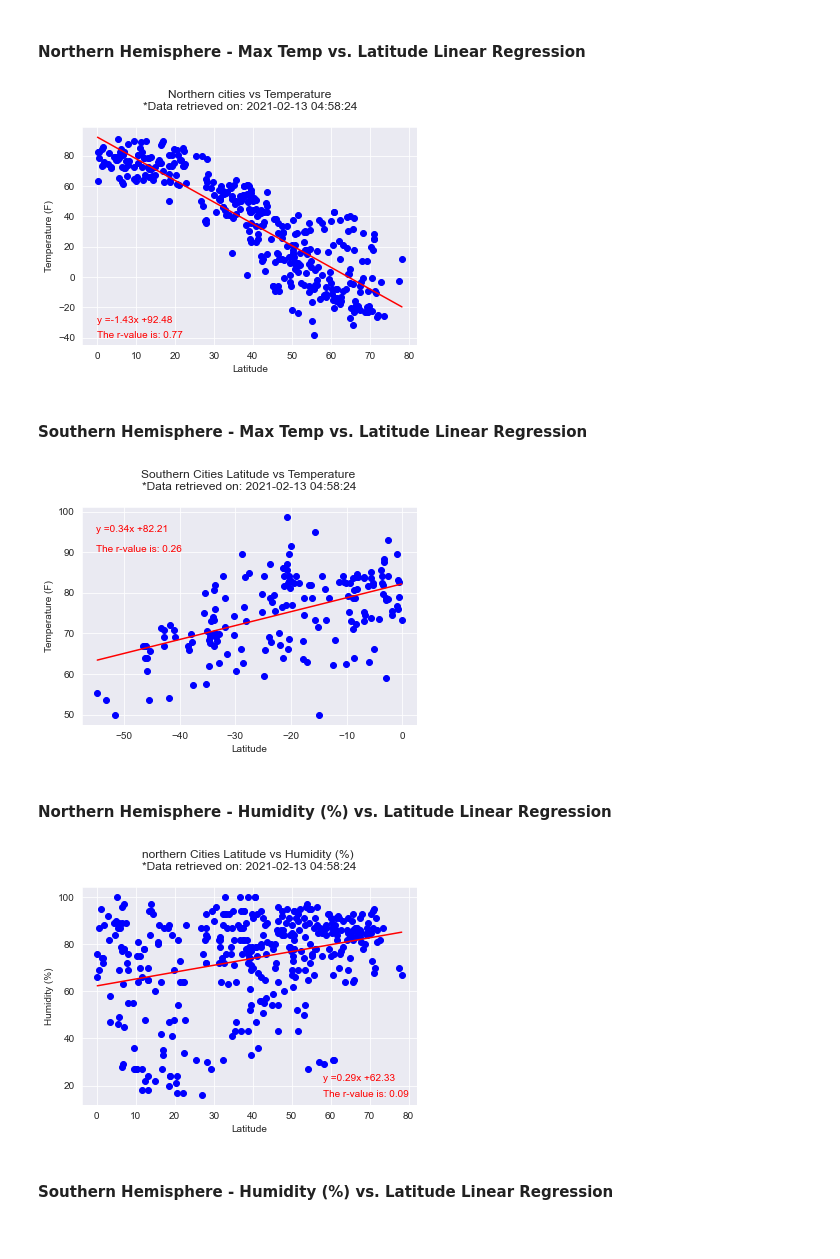
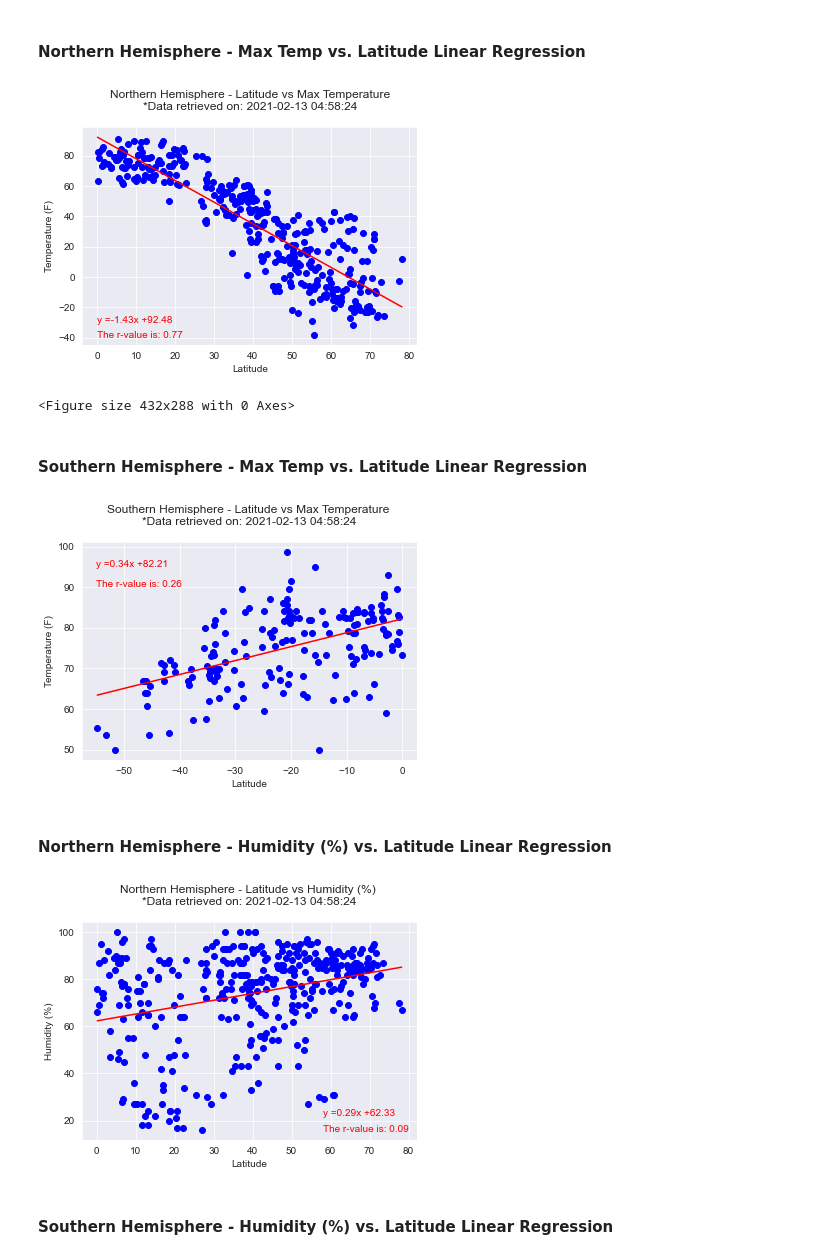
Before and after one commit to Leonidesguerra/python-api-challenge, a Jupyter notebook: WeatherPy.ipynb, the cells around one changed output. Cells and saved outputs as stored; diff of their text form; code cells hidden in the pictures.

```diff
--- a/WeatherPy.ipynb
+++ b/WeatherPy.ipynb
@@ -228,28 +230,30 @@ s_cities=cw_df.loc[cw_df['Lat']< 0]
 # %%
 x=n_cities['Lat']
 y=n_cities['Max Temp']
 
 sns.scatterplot(x=x, y=y )
 
 sns.set_style("darkgrid")
 plt.ylabel('Temperature (F)')
 plt.xlabel('Latitude')
-plt.title(f"Northern cities vs Temperature\n*Data retrieved on: {date}\n")
+plt.title(f"Northern Hemisphere - Latitude vs Max Temperature\n*Data retrieved on: {date}\n")
 
 (slope, intercept, r_value, p_value, std_err) = linregress(x,y)
 mn=np.min(x)
 mx=np.max(x)
 x1=np.linspace(mn,mx)
 y1=slope*x1+intercept
 plt.plot(x,y,'ob')
 plt.plot(x1,y1,'-r')
 line_eq = 'y =' + str(round(slope,2)) + 'x +' + str(round(intercept,2))
 rsqr = 'The r-value is: ' + str(round(r_value**2,2))
 plt.annotate(line_eq, (0,-30), fontsize = 10, color= 'red')
 plt.annotate(rsqr, (0,-40), fontsize = 10, color= 'red')
 plt.show()
+plt.savefig('output_data/Nlat_vs_temp_LR.png',bbox_inches='tight')
 # %% [output]
-[figure, old version]
+[figure, new version]
+<Figure size 432x288 with 0 Axes>
 # %% [markdown]
 ####  Southern Hemisphere - Max Temp vs. Latitude Linear Regression
 # %%
@@ -261,7 +265,7 @@ sns.scatterplot(x=x, y=y )
 sns.set_style("darkgrid")
 plt.ylabel('Temperature (F)')
 plt.xlabel('Latitude')
-plt.title(f"Southern Cities Latitude vs Temperature \n*Data retrieved on: {date}\n")
+plt.title(f"Southern Hemisphere - Latitude vs Max Temperature \n*Data retrieved on: {date}\n")
 
 (slope, intercept, r_value, p_value, std_err) = linregress(x,y)
 mn=np.min(x)
@@ -274,9 +278,10 @@ line_eq = 'y =' + str(round(slope,2)) + 'x +' + str(round(intercept,2))
 rsqr = 'The r-value is: ' + str(round(r_value**2,2))
 plt.annotate(line_eq, (-55,95), fontsize = 10, color= 'red')
 plt.annotate(rsqr, (-55,90), fontsize = 10, color= 'red')
+plt.savefig('output_data/Slat_vs_temp_LR.png',bbox_inches='tight')
 plt.show()
 # %% [output]
-[figure, old version]
+[figure, new version]
 # %% [markdown]
 ####  Northern Hemisphere - Humidity (%) vs. Latitude Linear Regression
 # %%
@@ -287,7 +292,7 @@ sns.scatterplot(x=x, y=y )
 sns.set_style("darkgrid")
 plt.ylabel('Humidity (%)')
 plt.xlabel('Latitude')
-plt.title(f"northern Cities Latitude vs Humidity (%) \n*Data retrieved on: {date}\n")
+plt.title(f"Northern Hemisphere - Latitude vs Humidity (%) \n*Data retrieved on: {date}\n")
 
 (slope, intercept, r_value, p_value, std_err) = linregress(x,y)
 mn=np.min(x)
@@ -300,9 +305,10 @@ line_eq = 'y =' + str(round(slope,2)) + 'x +' + str(round(intercept,2))
 rsqr = 'The r-value is: ' + str(round(r_value**2,2))
 plt.annotate(line_eq, (58,22), fontsize = 10, color= 'red')
 plt.annotate(rsqr, (58,15), fontsize = 10, color= 'red')
+plt.savefig('output_data/Nlat_vs_hum_LR.png',bbox_inches='tight')
 plt.show()
 # %% [output]
-[figure, old version]
+[figure, new version]
 # %% [markdown]
 ####  Southern Hemisphere - Humidity (%) vs. Latitude Linear Regression
 # %%
```
Also changed, not shown: parts of 9 cells of this notebook, 13 other files.
